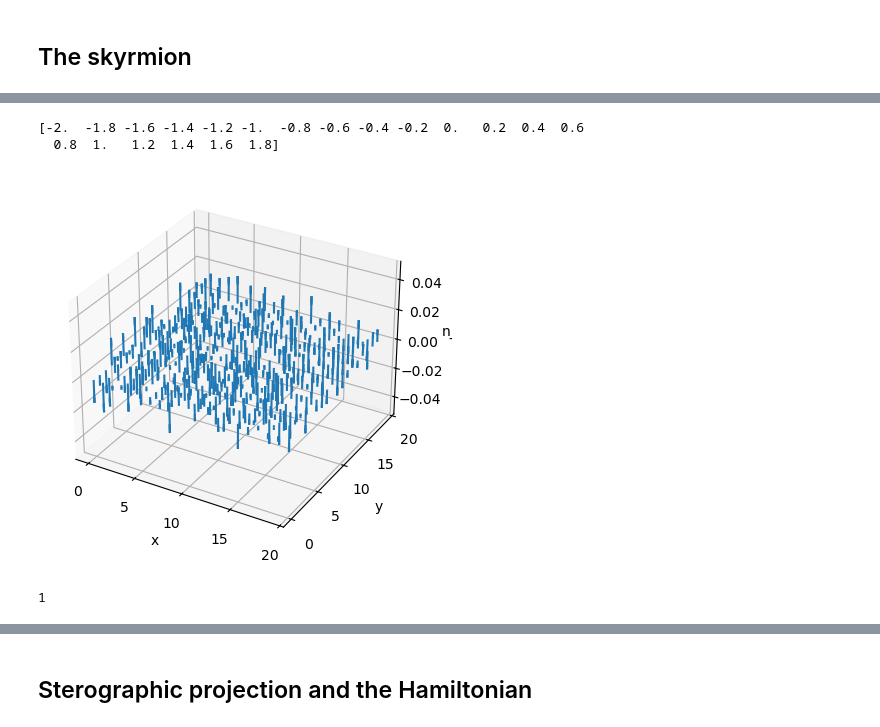
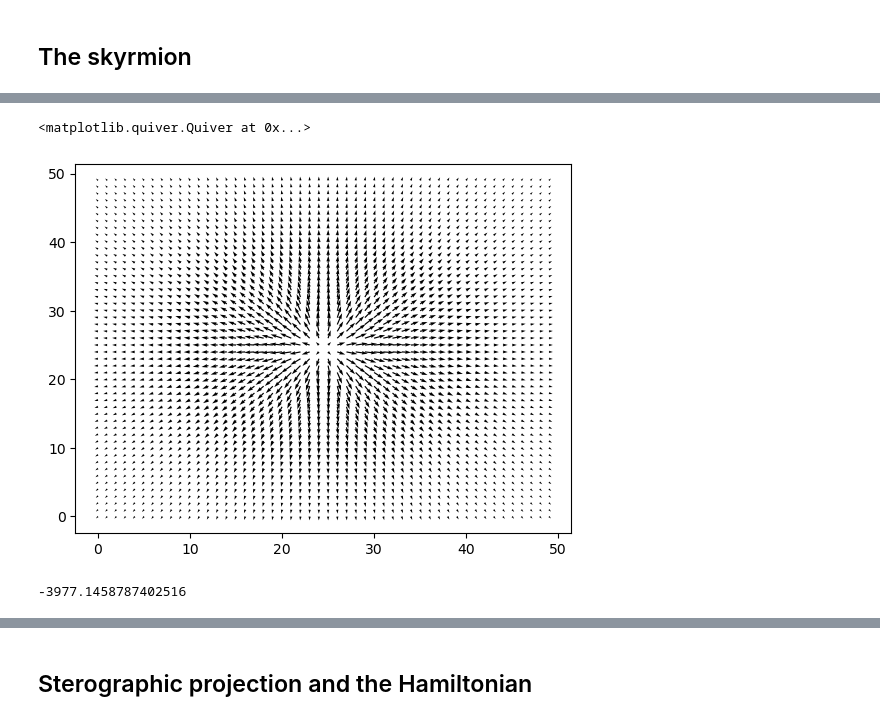
Before and after one commit to jan-chelmecki/skyrmion-tunnelling, a Jupyter notebook: instanton.ipynb, the cells around one changed output, grey strips where cells are left out. Drawn from its saved outputs; the diff is of its cells as text; code cells hidden in the pictures.

```diff
--- a/instanton.ipynb
+++ b/instanton.ipynb
@@ -41,40 +41,31 @@ plt.colorbar()
-# %%
-n = skyrmion_ansatz(5.0, 20,20)
-import numpy as np
-import matplotlib.pyplot as plt
-
-# Example data
-nx, ny = 20, 20
-n = np.random.randn(3, nx, ny)
-n /= np.linalg.norm(n, axis=0)  # normalize spins
-
-# lattice coordinates
-x = np.arange(nx)
-y = np.arange(ny)
-X, Y = np.meshgrid(x, y, indexing="ij")
-Z = np.zeros_like(X)
-
-fig = plt.figure()
-ax = fig.add_subplot(projection='3d')
-
-ax.quiver(
-    X, Y, Z,
-    n[0], n[1], n[2],
-    length=0.02,
-    normalize=True
-)
-
-ax.set_xlabel("x")
-ax.set_ylabel("y")
-ax.set_zlabel("n_z")
-
-plt.show()
-# %% [output]
-[-2.  -1.8 -1.6 -1.4 -1.2 -1.  -0.8 -0.6 -0.4 -0.2  0.   0.2  0.4  0.6
-  0.8  1.   1.2  1.4  1.6  1.8]
-[figure, removed]
-# %%
-n = 4
-(n-1)//2
-# %% [output]
-1
+# %%
+plt.quiver(n[1,:,:], n[0,:,:])
+# %% [output]
+<matplotlib.quiver.Quiver at 0x...>
+[figure, added]
+# %%
+def H_vect(n,J1,J2,J3,B):
+    E = 0
+    nx = n.shape[1]; ny = n.shape[2]
+    for i in range(nx):
+        for j in range(ny):
+            n_a = n[:,i,j]
+            E -= B*n_a[2]
+            for (k,l) in [(i+1,j),(i,j+1)]:
+                k = k%nx; l = j%ny; # periodic BCs
+                n_b = n[:,k,l]
+                E -= J1*( n_a[0]*n_b[0]+n_a[1]*n_b[1]+n_a[2]*n_b[2] )
+            for (k,l) in [(i+1,j+1),(i+1,j-1)]:
+                k = k%nx; l = j%ny; # periodic BCs
+                n_b = n[:,k,l]
+                E -= J2*( n_a[0]*n_b[0]+n_a[1]*n_b[1]+n_a[2]*n_b[2] )
+            for (k,l) in [(i+2,j),(i,j+2)]:
+                k = k%nx; l = j%ny; # periodic BCs
+                n_b = n[:,k,l]
+                E -= J3*( n_a[0]*n_b[0]+n_a[1]*n_b[1]+n_a[2]*n_b[2] )
+
+    return E
+#end
+H_vect(n,1.0, -0.2, 0.0, 0.0)
+# %% [output]
+-3977.1458787402516
```
Also changed, not shown: parts of 6 cells of this notebook.
